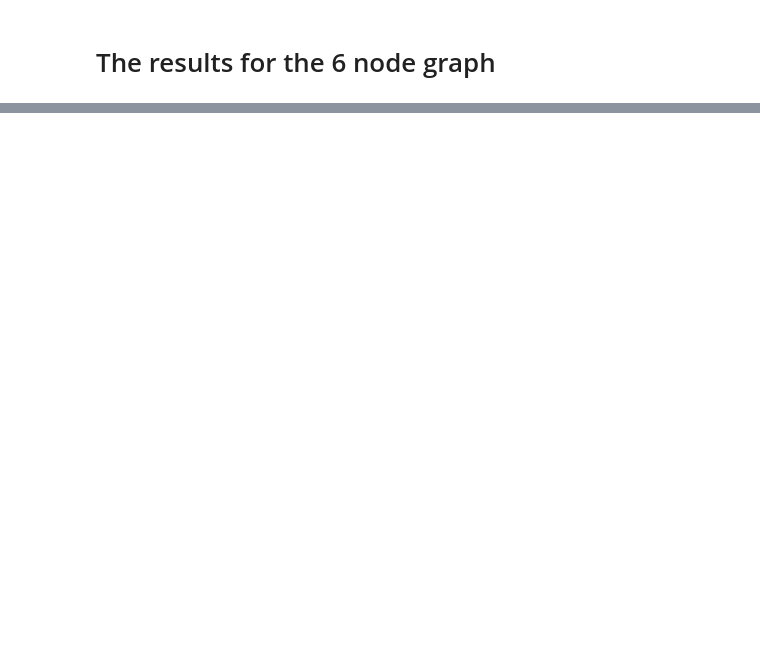
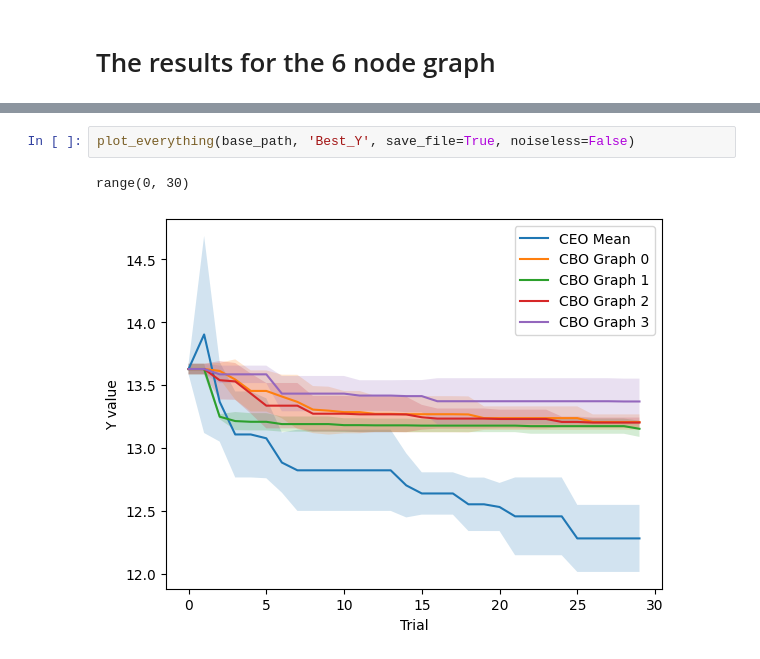
Before and after one commit to FearTheDeer9/AmortizedBayesianOptimization, a Jupyter notebook: results/graph6_results_notebook.ipynb, the cells around one changed output, grey strips where cells are left out. Cells and saved outputs as stored; diff of their text form; blank space fills up the shorter version.

```diff
--- a/results/graph6_results_notebook.ipynb
+++ b/results/graph6_results_notebook.ipynb
@@ -169,0 +104,5 @@ plot_everything(base_path, 'Per_trial_Y')
+# %%
+plot_everything(base_path, 'Best_Y', save_file=True, noiseless=False)
+# %% [output]
+range(0, 30)
+[figure, added]
```
Also changed, not shown: parts of 4 cells of this notebook, 7 other files.
